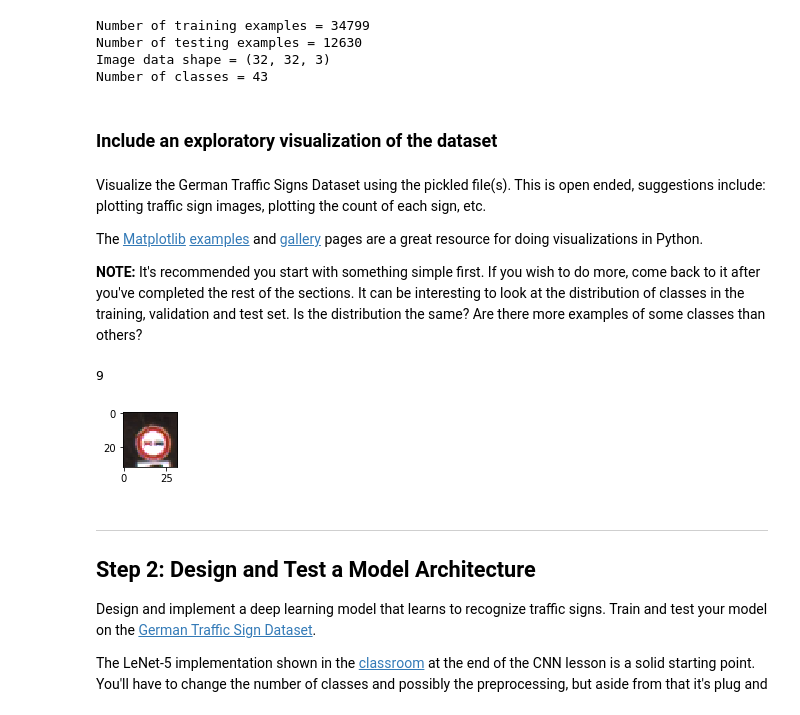
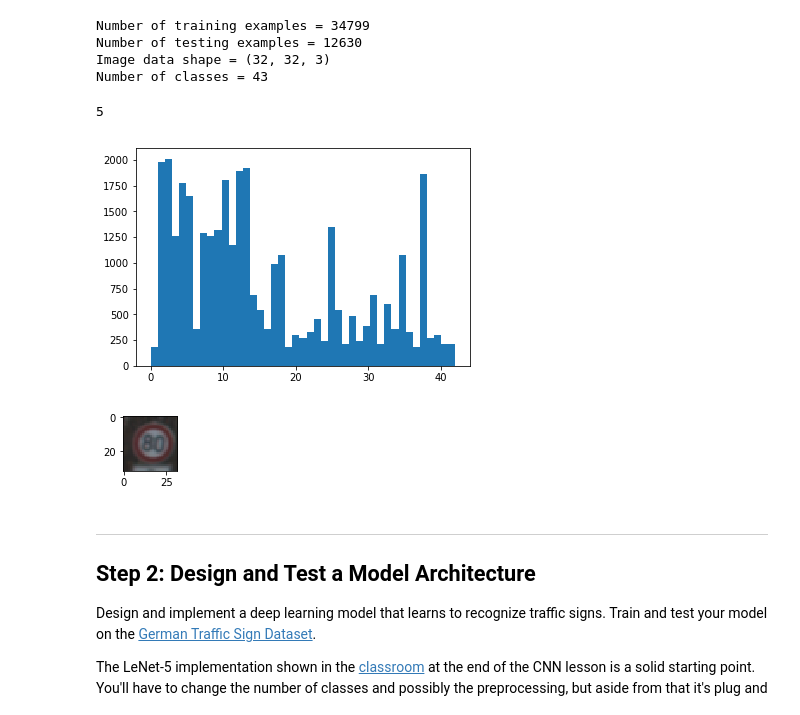
Before and after one commit to asaggi/CarND-Traffic-Sign-Classifier-Project, a Jupyter notebook: Traffic_Sign_Classifier.ipynb, the cells around one changed output. Drawn from its saved outputs; the diff is of its cells as text; code cells hidden in the pictures.

Commit message:
[WRITEUP] Add basic writup and output images
Signed-off-by: Anand Saggi <anand.saggi@samsung.com>

```diff
--- a/Traffic_Sign_Classifier.ipynb
+++ b/Traffic_Sign_Classifier.ipynb
@@ -78,29 +78,25 @@ Number of training examples = 34799
 Number of testing examples = 12630
 Image data shape = (32, 32, 3)
 Number of classes = 43
-# %% [markdown]
-### Include an exploratory visualization of the dataset
-# %% [markdown]
-Visualize the German Traffic Signs Dataset using the pickled file(s). This is open ended, suggestions include: plotting traffic sign images, plotting the count of each sign, etc.
-
-The [Matplotlib](http://matplotlib.org/) [examples](http://matplotlib.org/examples/index.html) and [gallery](http://matplotlib.org/gallery.html) pages are a great resource for doing visualizations in Python.
-
-**NOTE:** It's recommended you start with something simple first. If you wish to do more, come back to it after you've completed the rest of the sections. It can be interesting to look at the distribution of classes in the training, validation and test set. Is the distribution the same? Are there more examples of some classes than others?
 # %%
 import random
 import numpy as np
 import matplotlib.pyplot as plt
 %matplotlib inline
+
+# Making a histogram for the distribution
+plt.hist(y_train, bins = n_classes)
 
 index = random.randint(0, len(X_train))
 image = X_train[index].squeeze()
 
 plt.figure(figsize=(1,1))
 plt.imshow(image)
 print(y_train[index])
 # %% [output]
-9
+5
-[figure, old version]
+[figure, new version]
+[figure, added]
 # %% [markdown]
 ----
 
```
Also changed, not shown: parts of 6 cells of this notebook, 2 other files.
